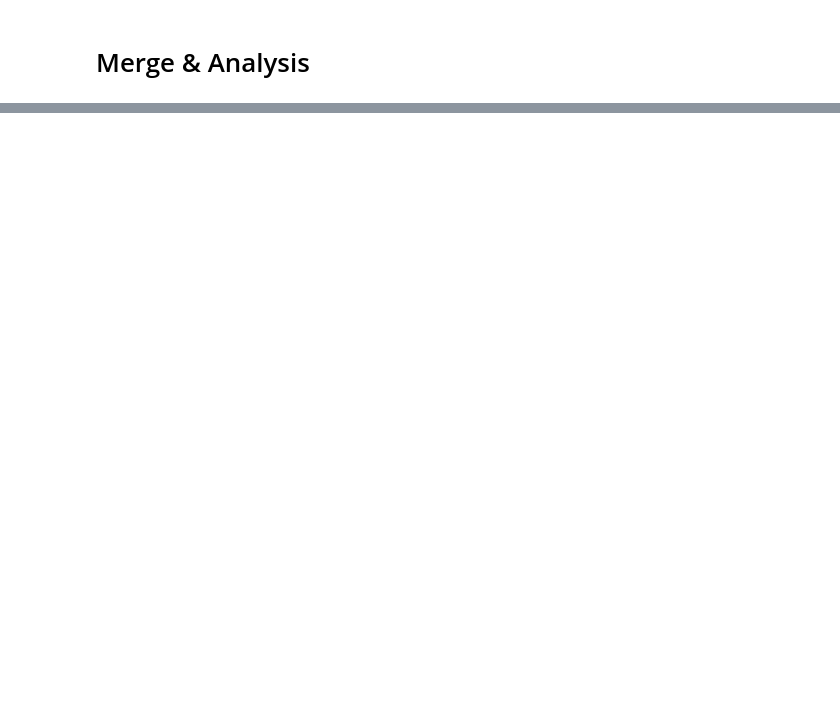
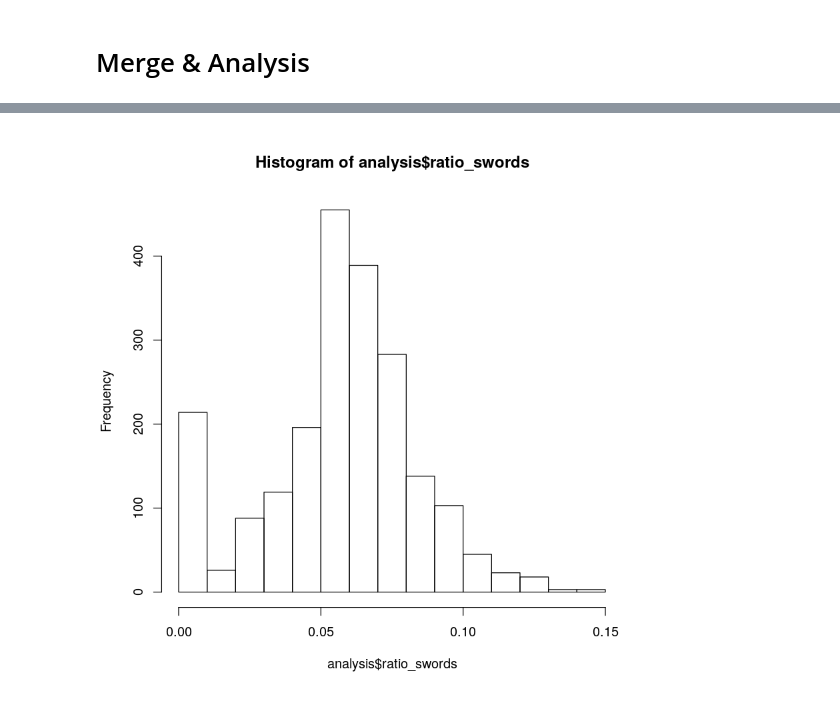
Before and after one commit to arnim/WikiFeatureDev, a Jupyter notebook: merge.ipynb, the cells around one changed output, grey strips where cells are left out. Drawn from its saved outputs; the diff is of its cells as text; code cells hidden in the pictures; blank space fills up the shorter version.

```diff
--- a/merge.ipynb
+++ b/merge.ipynb
@@ -95,0 +206,4 @@ summary(analysis)
+# %%
+hist(analysis$ratio_swords)
+# %% [output]
+[figure, added]
```
Also changed, not shown: parts of 19 cells of this notebook.
